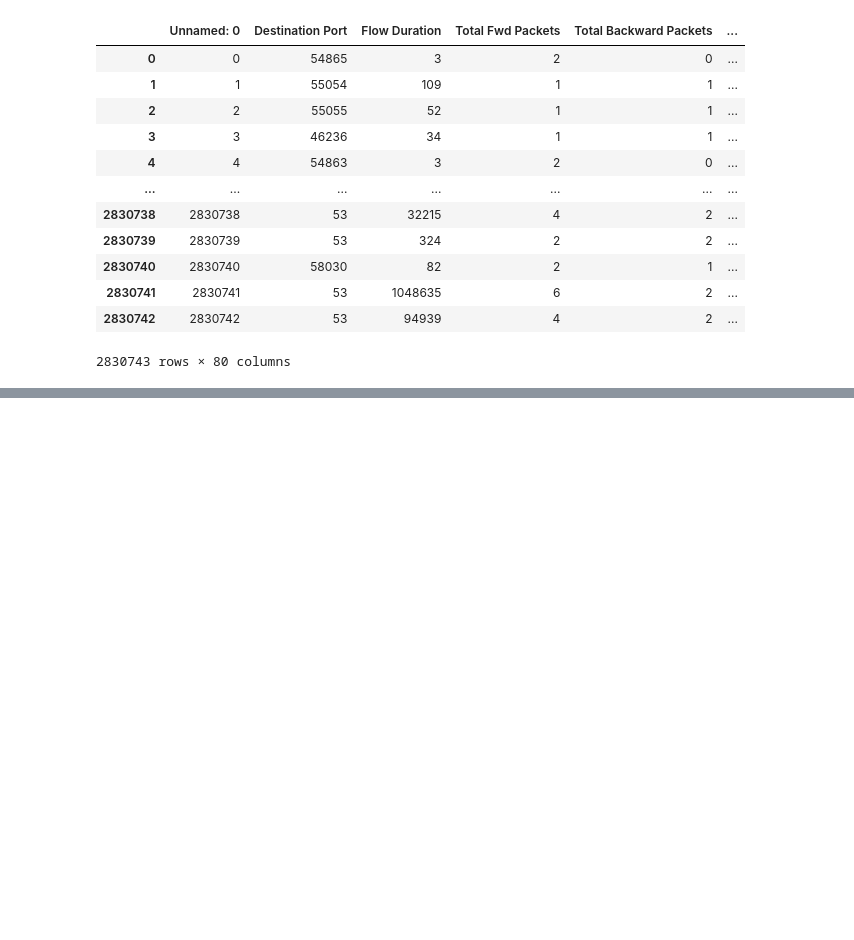
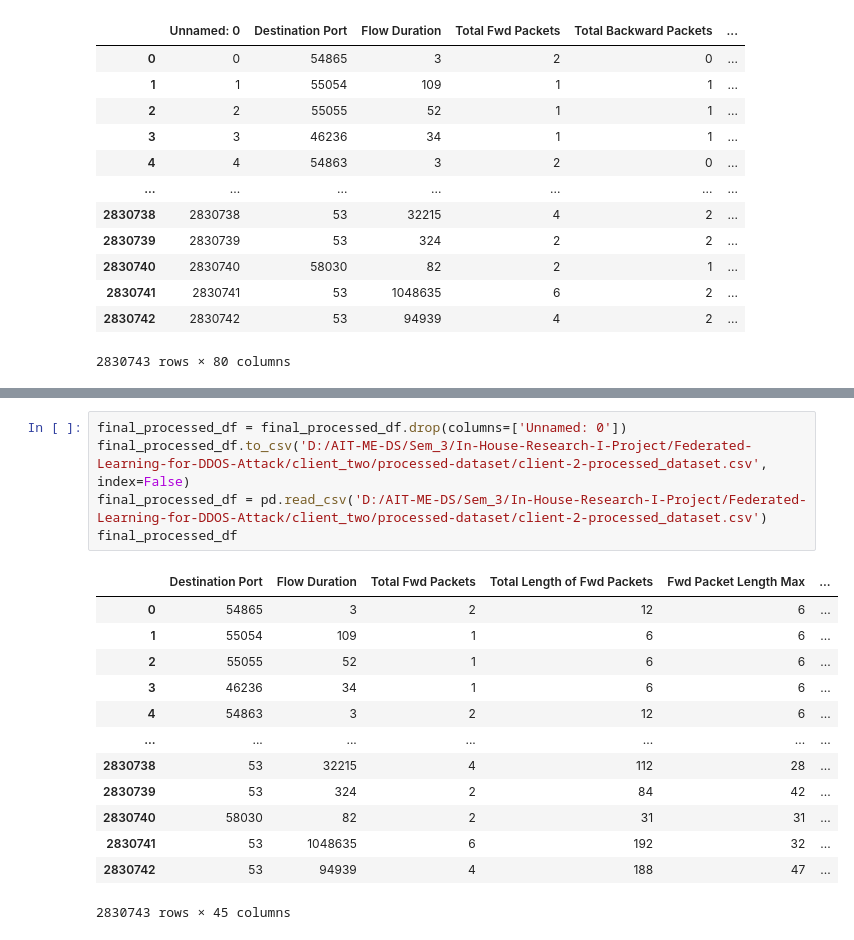
Before and after one commit to kaushik2103/Federated-Learning-for-DDOS-Attack, a Jupyter notebook: client_two/pre-processing.ipynb, the cells around one changed output, grey strips where cells are left out. Cells and saved outputs as stored; diff of their text form; blank space fills up the shorter version.

```diff
--- a/client_two/pre-processing.ipynb
+++ b/client_two/pre-processing.ipynb
@@ -150,0 +215,19 @@ combined_df
+# %%
+final_processed_df = final_processed_df.drop(columns=['Unnamed: 0'])
+final_processed_df.to_csv('D:/AIT-ME-DS/Sem_3/In-House-Research-I-Project/Federated-Learning-for-DDOS-Attack/client_two/processed-dataset/client-2-processed_dataset.csv', index=False)
+final_processed_df = pd.read_csv('D:/AIT-ME-DS/Sem_3/In-House-Research-I-Project/Federated-Learning-for-DDOS-Attack/client_two/processed-dataset/client-2-processed_dataset.csv')
+final_processed_df
+# %% [output]
+|  | Destination Port | Flow Duration | Total Fwd Packets | Total Length of Fwd Packets | Fwd Packet Length Max | ... |
+| 0 | 54865 | 3 | 2 | 12 | 6 | ... |
+| 1 | 55054 | 109 | 1 | 6 | 6 | ... |
+| 2 | 55055 | 52 | 1 | 6 | 6 | ... |
+| 3 | 46236 | 34 | 1 | 6 | 6 | ... |
+| 4 | 54863 | 3 | 2 | 12 | 6 | ... |
+| ... | ... | ... | ... | ... | ... | ... |
+| 2830738 | 53 | 32215 | 4 | 112 | 28 | ... |
+| 2830739 | 53 | 324 | 2 | 84 | 42 | ... |
+| 2830740 | 58030 | 82 | 2 | 31 | 31 | ... |
+| 2830741 | 53 | 1048635 | 6 | 192 | 32 | ... |
+| 2830742 | 53 | 94939 | 4 | 188 | 47 | ... |
+2830743 rows × 45 columns
```
Also changed, not shown: parts of 6 cells of this notebook, 5 other files.
